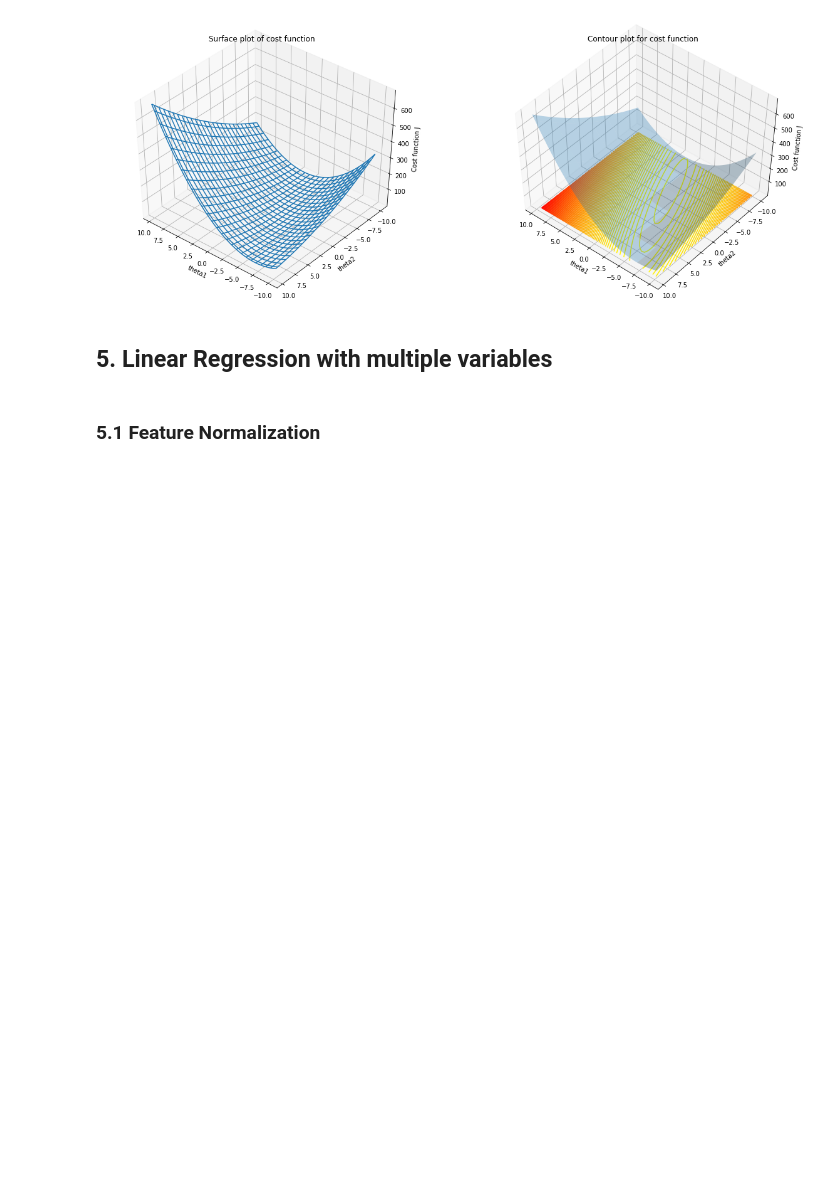
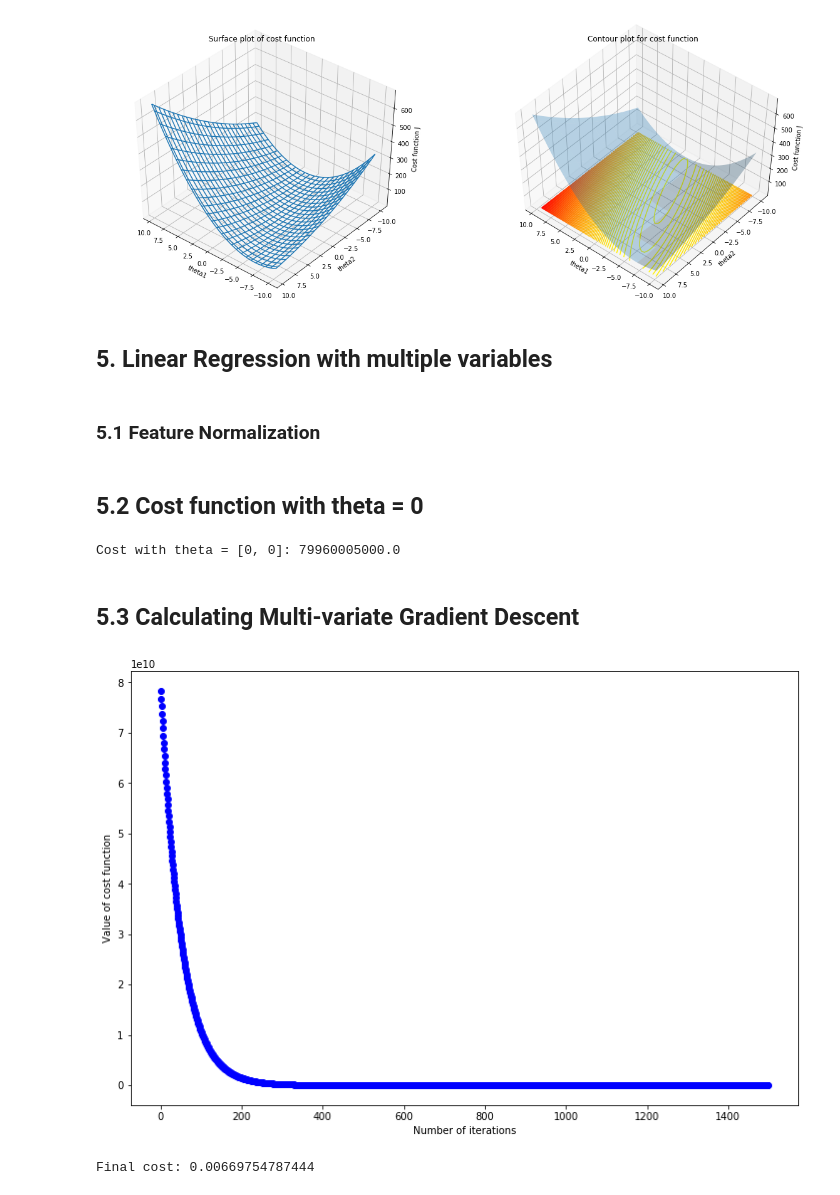
Before and after one commit to cynicaldevil/machine-learning-exercises, a Jupyter notebook: ex1/ex1.ipynb, the cells around one changed output. Drawn from its saved outputs; the diff is of its cells as text; code cells hidden in the pictures; blank space fills up the shorter version.

Commit message:
Ex1: Multi variate gradient descent

```diff
--- a/ex1/ex1.ipynb
+++ b/ex1/ex1.ipynb
@@ -171,3 +171,26 @@ def feature_normalize(_X):
     return _X, mu, sigma
 
 X, mu, sigma = feature_normalize(X)
+# %% [markdown]
+## 5.2 Cost function with theta = 0
+# %%
+X = np.concatenate((np.ones((47, 1)), X), axis=1)
+theta = np.zeros((3, 1))
+print "Cost with theta = [0, 0]:", compute_cost(X, Y, theta)
+# %% [output]
+Cost with theta = [0, 0]: 79960005000.0
+# %% [markdown]
+## 5.3 Calculating Multi-variate Gradient Descent
+# %%
+alpha = 0.01
+num_iters = 400
+theta, J_history = gradient_descent(X, Y, theta, alpha, iterations)
+plt.figure(figsize=(12,8))
+plt.plot(range(1, 1499), J_history[1:], 'bo')
+plt.xlabel("Number of iterations")
+plt.ylabel("Value of cost function")
+plt.show()
+print "Final cost:", J_history[-1]
+# %% [output]
+[figure, added]
+Final cost: 0.00669754787444
```
Also changed, not shown: 1 other file.
